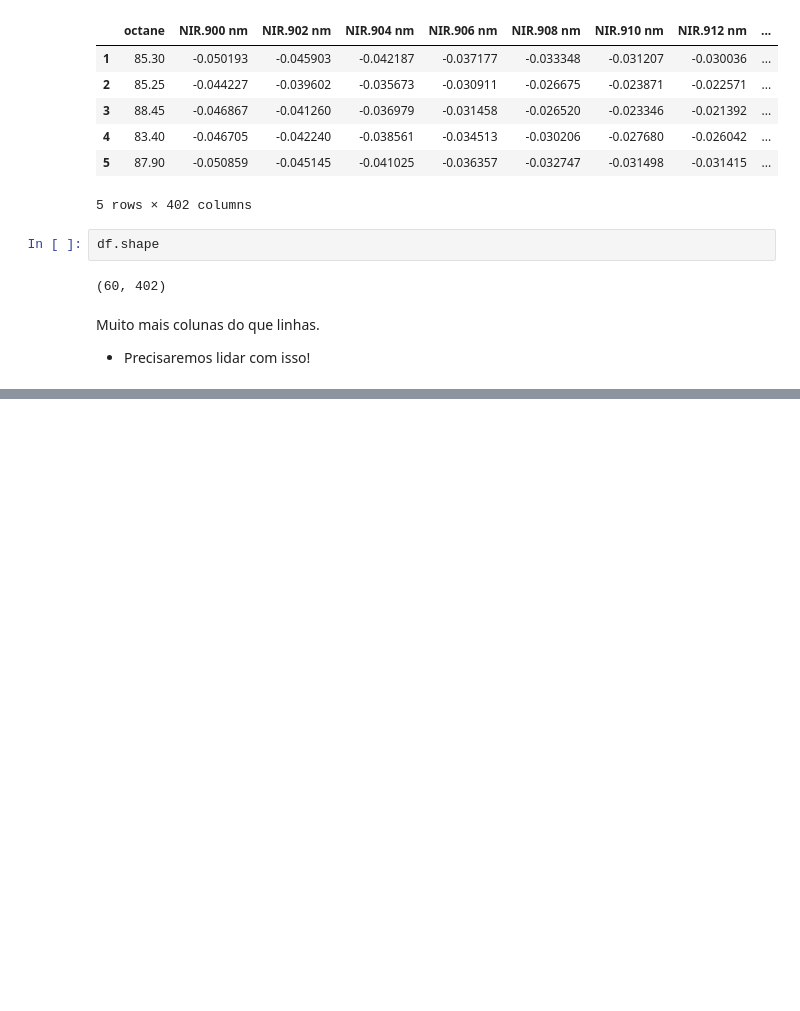
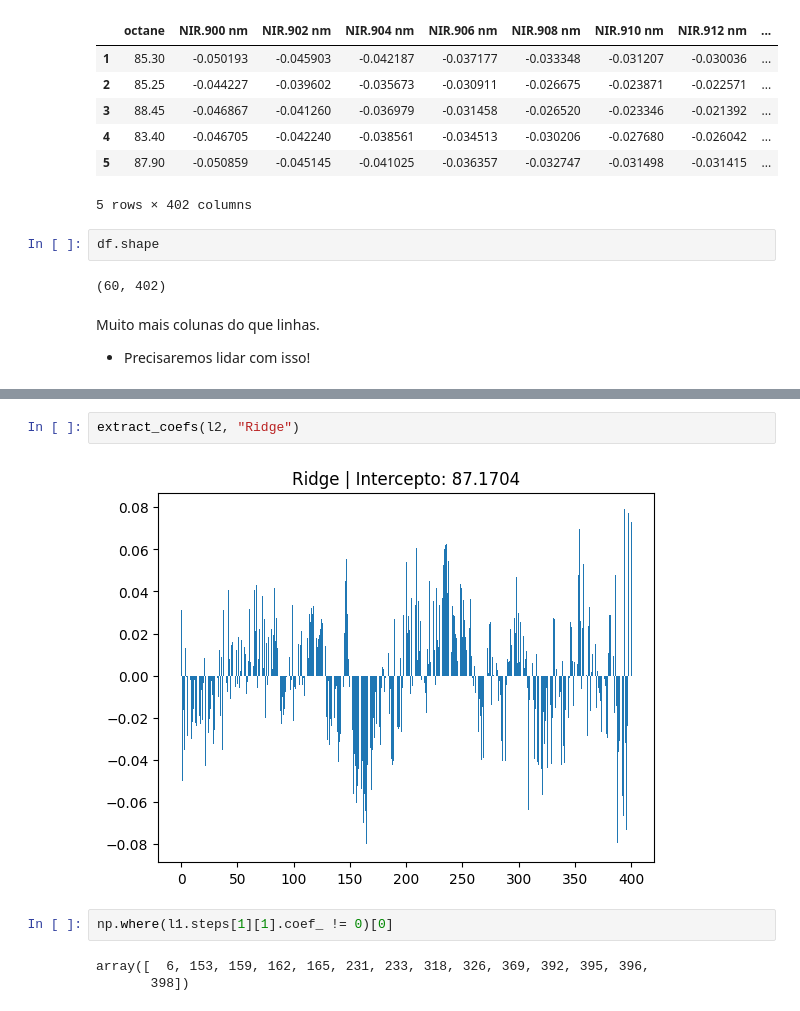
Before and after one commit to smastelini/eng-soft-ml-uel, a Jupyter notebook: aula-4.ipynb, the cells around one changed output, grey strips where cells are left out. Saved outputs shown, nothing was run; the diff lists cells and outputs as text; blank space fills up the shorter version.

```diff
--- a/aula-4.ipynb
+++ b/aula-4.ipynb
@@ -493,0 +355,9 @@ mean_squared_error(y, y_pred_svr, squared=False), r2_score(y, y_pred_svr)
+# %%
+extract_coefs(l2, "Ridge")
+# %% [output]
+[figure, added]
+# %%
+np.where(l1.steps[1][1].coef_ != 0)[0]
+# %% [output]
+array([  6, 153, 159, 162, 165, 231, 233, 318, 326, 369, 392, 395, 396,
+       398])
```
Also changed, not shown: parts of 88 cells of this notebook, 4 other files.
